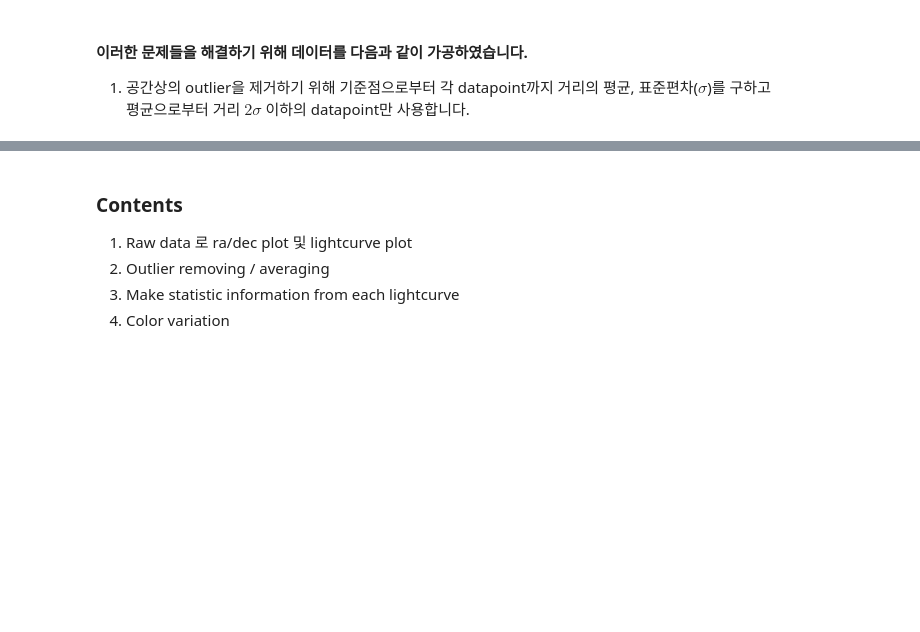
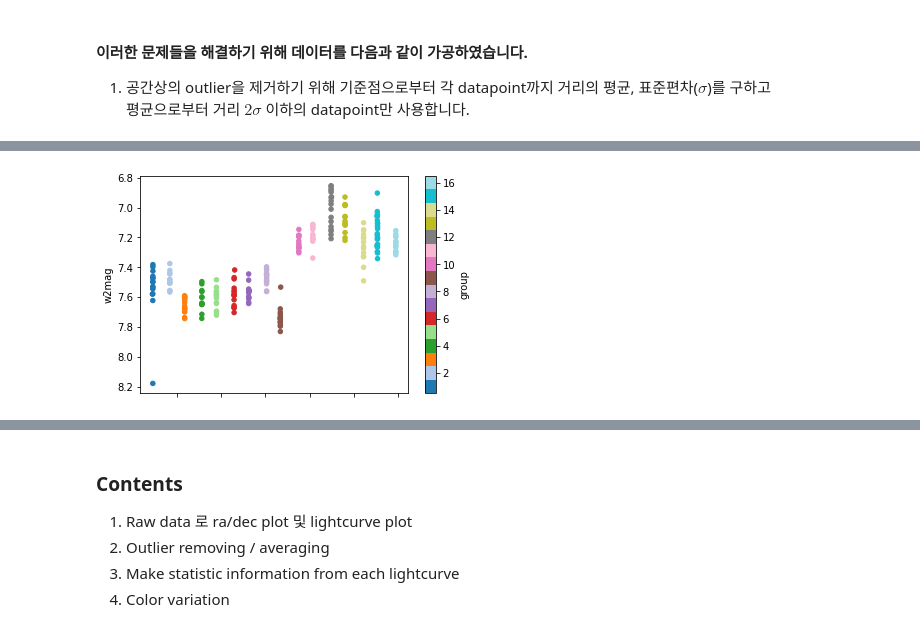
Before and after one commit to hoeen/WISE_YSO_variability_analysis, a Jupyter notebook: WISE YSO variability analysis_tutorial.ipynb, the cells around one changed output, grey strips where cells are left out. Cells and saved outputs as stored; diff of their text form; code cells hidden in the pictures; blank space fills up the shorter version.

```diff
--- a/WISE YSO variability analysis_tutorial.ipynb
+++ b/WISE YSO variability analysis_tutorial.ipynb
@@ -233,0 +245,20 @@ mjd, w1mag, w1sigm, w2mag, w2sigm, qual_frame, ra, dec
+# %%
+# datapoint를 +- 100일 범위로 그룹화하기
+tab_group = tab_spout.copy().sort_values('mjd').reset_index(drop=True) # 날짜 순으로 정렬
+tab_group['group'] = 0 # 그룹 데이터 생성
+jd = tab_group['mjd']
+gnum = 1
+group_first_date = tab_group['mjd'][0]
+for i in tab_group.index[:-1]:
+    if jd[i] + 100 < jd[i+1]: # 다음 관측일이 100일보다 이후일 때 - 앞 데이터들에 그룹 숫자 부여
+        tab_group.loc[(jd >= group_first_date) & (jd < jd[i+1]), 'group'] = gnum
+        group_first_date = jd[i+1]
+        gnum += 1
+    # 마지막 그룹에 숫자 부여
+    tab_group.loc[jd >= group_first_date, 'group'] = gnum
+
+tab_group
+
+
+
+# lightcurve, outlier removed, averaged plot - total 3 plots
@@ -233,0 +279,10 @@ mjd, w1mag, w1sigm, w2mag, w2sigm, qual_frame, ra, dec
+# %%
+# discrete custom colormap
+cmap = plt.get_cmap('tab20', np.max(tab_group['group']) - np.min(tab_group['group']) + 1)
+
+tab_group.plot.scatter('mjd', 'w2mag', c='group', cmap=cmap,
+                    vmin=np.min(tab_group['group']) - 0.5,
+                    vmax=np.max(tab_group['group']) + 0.5)
+plt.gca().invert_yaxis()
+# %% [output]
+[figure, added]
```
Also changed, not shown: parts of 9 cells of this notebook.
